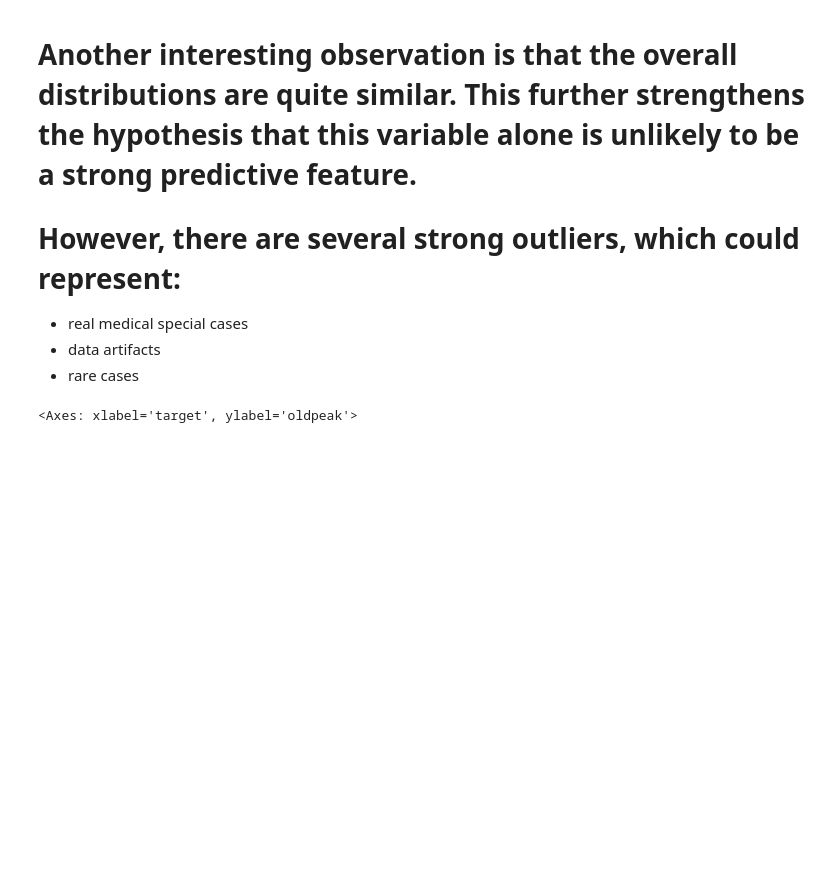
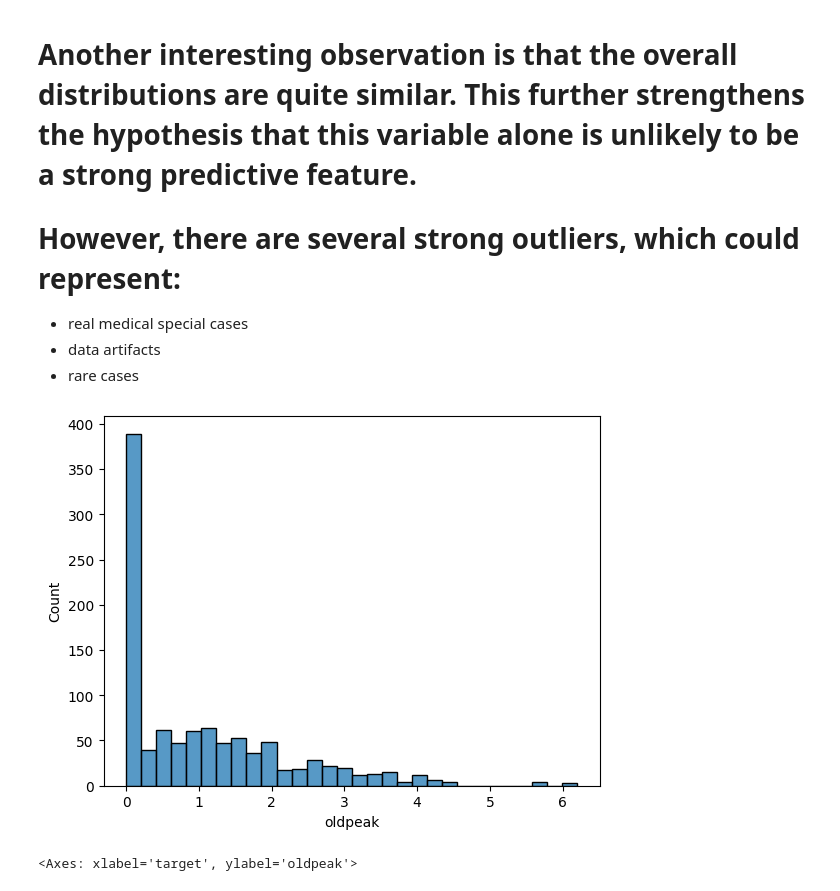
Before and after one commit to Wassiemkahlawi/heart-disease-ml-analysis, a Jupyter notebook: notebooks/01_eda.ipynb, the cells around one changed output. Saved outputs shown, nothing was run; the diff lists cells and outputs as text; code cells hidden in the pictures; blank space fills up the shorter version.

```diff
--- a/notebooks/01_eda.ipynb
+++ b/notebooks/01_eda.ipynb
@@ -107,6 +107,11 @@ sns.boxplot(x="target", y="chol", data=df)
 - real medical special cases
 - data artifacts
 - rare cases
+# %%
+sns.histplot(df["oldpeak"], bins=30)
+plt.show()
+# %% [output]
+[figure, added]
 # %%
 sns.boxplot(x="target", y="oldpeak", data=df)
 # %% [output]
```
Also changed, not shown: parts of 7 cells of this notebook.
